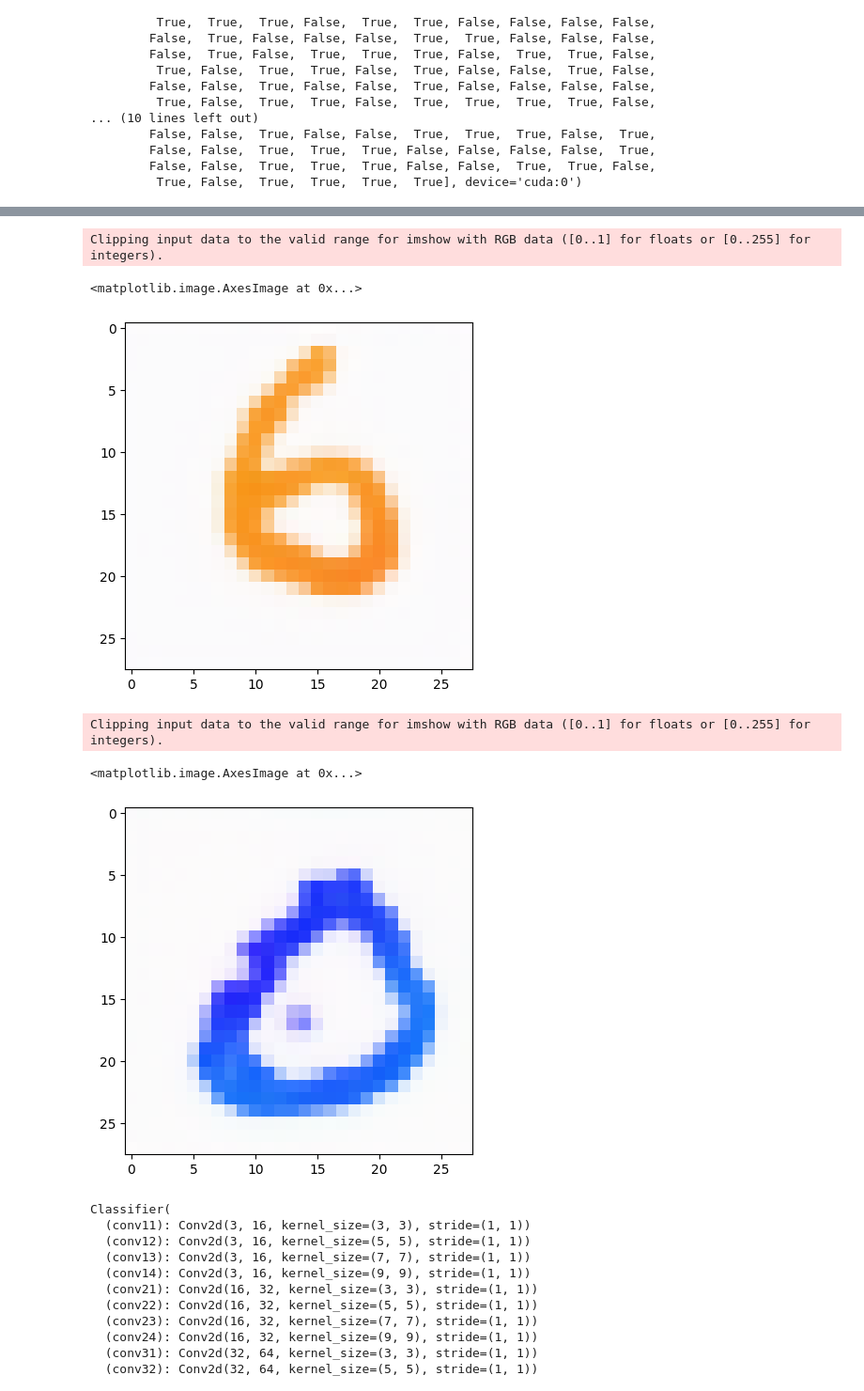
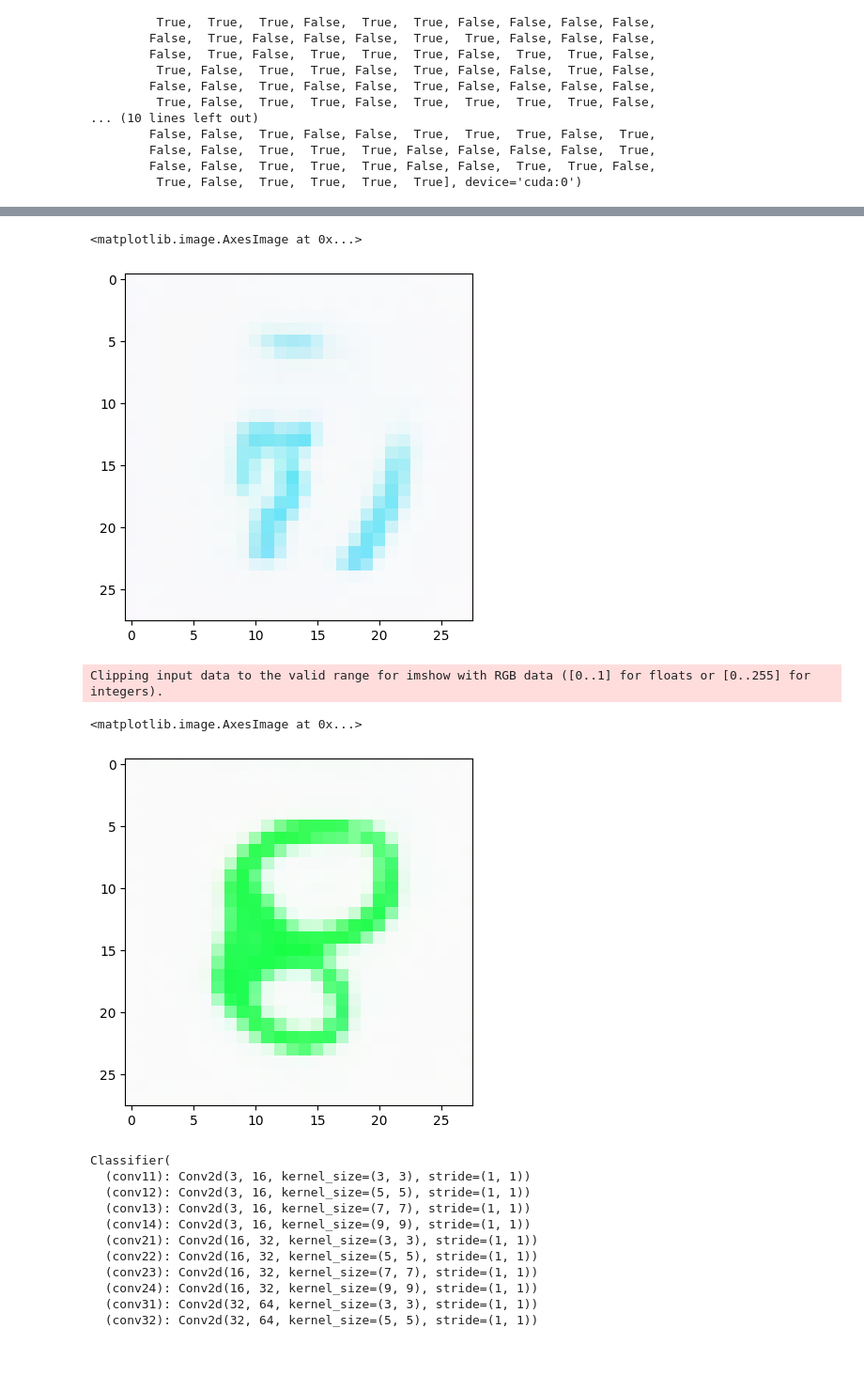
Before and after one commit to echeloni11/Diff_ColorMNIST, a Jupyter notebook: explore.ipynb, the cells around one changed output, grey strips where cells are left out. Shown: that part at 94% size. Saved outputs shown, nothing was run; the diff lists cells and outputs as text; code cells hidden in the pictures; blank space fills up the shorter version.

Commit message:
tried c_uncond

```diff
--- a/explore.ipynb
+++ b/explore.ipynb
@@ -217,7 +217,7 @@ u = ddpm.abduct(results[0], \
 # %%
 u_test = ddpm.abduct(x_test_colored, \
                 y_test.to(device),\
-                size=(3,28,28), device=device, guide_w=2, hues=hue_test, hue_uncond=0)
+                size=(3,28,28), device=device, guide_w=2, hues=hue_test, hue_uncond=1, c_uncond=0)
 # %%
 hue_test
 # %% [output]
@@ -225,25 +225,24 @@ tensor([0.6189], device='cuda:0')
 # %%
 x_cf_test = ddpm.reconstruct(u_test, \
-                        torch.tensor([2], dtype=torch.int64, device=device),\
+                        torch.tensor([0], dtype=torch.int64, device=device),\
                         size=(3,28,28), guide_w=2, \
-                        hues=torch.tensor([0.6189],device=device), hue_uncond=0)
+                        hues=torch.tensor([0.7025],device=device), hue_uncond=1, c_uncond=0)
 plt.imshow((-1*x_cf_test[0]+1).permute(1,2,0).detach().cpu().numpy())
 # %% [output]
-Clipping input data to the valid range for imshow with RGB data ([0..1] for floats or [0..255] for integers).
+<matplotlib.image.AxesImage at 0x...>
-<matplotlib.image.AxesImage at 0x...>
-[figure, old version]
+[figure, new version]
 # %%
-u_random = torch.randn_like(u)
+u_random = torch.randn_like(u_test)
 # %%
-x_cf = ddpm.reconstruct(u, \
-                        torch.tensor([5], dtype=torch.int64, device=device),\
+x_cf = ddpm.reconstruct(u_random, \
+                        torch.tensor([1], dtype=torch.int64, device=device),\
                         size=(3,28,28), device=device, guide_w=2, \
-                        hues=torch.tensor([0.1913],device=device), hue_uncond=0)
+                        hues=torch.tensor([0.85],device=device), hue_uncond=0, c_uncond=1)
 plt.imshow((-1*x_cf[0]+1).permute(1,2,0).detach().cpu().numpy())
 # %% [output]
 Clipping input data to the valid range for imshow with RGB data ([0..1] for floats or [0..255] for integers).
 <matplotlib.image.AxesImage at 0x...>
-[figure, old version]
+[figure, new version]
 # %%
 from network import Classifier
 classifier = Classifier().to(device)
```
Also changed, not shown: parts of 2 cells of this notebook.
